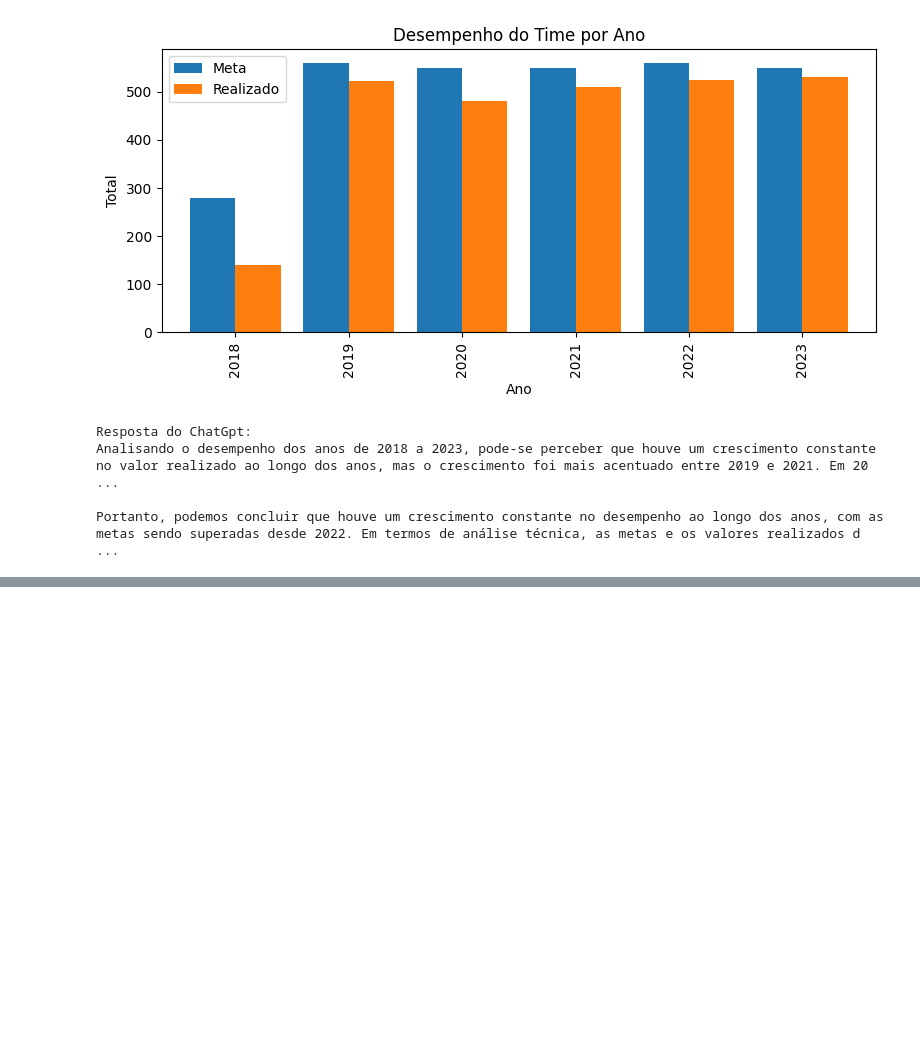
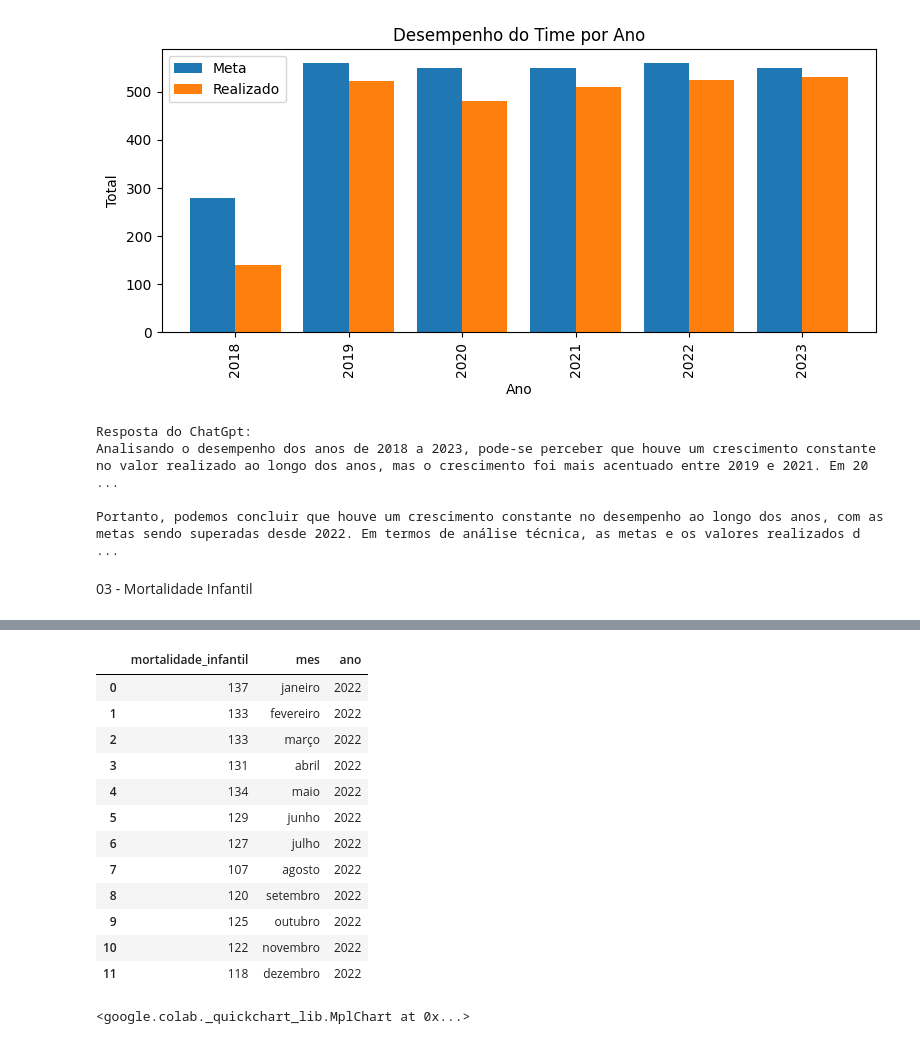
Before and after one commit to Fernandosinesio/TCC-Fernando_Sinesio, a Jupyter notebook: data_analytics.ipynb, the cells around one changed output, grey strips where cells are left out. Cells and saved outputs as stored; diff of their text form; code cells hidden in the pictures; blank space fills up the shorter version.

```diff
--- a/data_analytics.ipynb
+++ b/data_analytics.ipynb
@@ -157,3 +166,11 @@ Resposta do ChatGpt:
 Analisando o desempenho dos anos de 2018 a 2023, pode-se perceber que houve um crescimento constante no valor realizado ao longo dos anos, mas o crescimento foi mais acentuado entre 2019 e 2021. Em 20 ...
 
 Portanto, podemos concluir que houve um crescimento constante no desempenho ao longo dos anos, com as metas sendo superadas desde 2022. Em termos de análise técnica, as metas e os valores realizados d ...
+# %% [markdown]
+03 - Mortalidade Infantil
+# %%
+%%time
+# Importando de um repositório no github com os dados dos Indicadores de Mortalidade Infantil
+data1 = pd.read_csv('https://raw.githubusercontent.com/Fernandosinesio/TCC-Fernando_Sinesio/main/data/mortalidade_infantil.csv', header=0)
+data.head(30)
+# %% [output]
@@ -159,0 +179,29 @@ Portanto, podemos concluir que houve um crescimento constante no desempenho ao l
+|  | mortalidade_infantil | mes | ano |
+| 0 | 137 | janeiro | 2022 |
+| 1 | 133 | fevereiro | 2022 |
+| 2 | 133 | março | 2022 |
+| 3 | 131 | abril | 2022 |
+| 4 | 134 | maio | 2022 |
+| 5 | 129 | junho | 2022 |
+| 6 | 127 | julho | 2022 |
+| 7 | 107 | agosto | 2022 |
+| 8 | 120 | setembro | 2022 |
+| 9 | 125 | outubro | 2022 |
+| 10 | 122 | novembro | 2022 |
+| 11 | 118 | dezembro | 2022 |
+# %%
+#Ilustração gráfica dos dados
+import numpy as np
+from google.colab import autoviz
+
+def value_plot(df, y, figscale=1):
+  from matplotlib import pyplot as plt
+  df[y].plot(kind='line', figsize=(8 * figscale, 4 * figscale), title=y)
+  plt.gca().spines[['top', 'right']].set_visible(False)
+  plt.tight_layout()
+  return autoviz.MplChart.from_current_mpl_state()
+
+chart = value_plot(_df_0, *['mortalidade_infantil'], **{})
+chart
+# %% [output]
+<google.colab._quickchart_lib.MplChart at 0x...>
```
Also changed, not shown: parts of 9 cells of this notebook.
